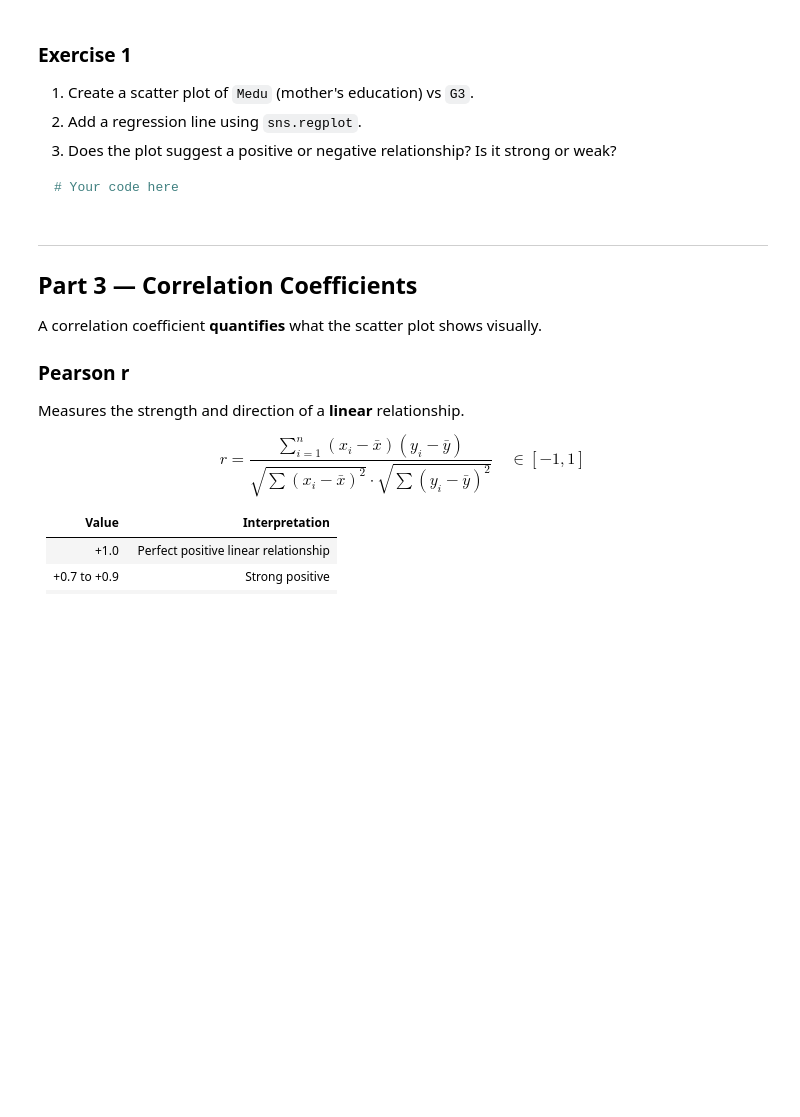
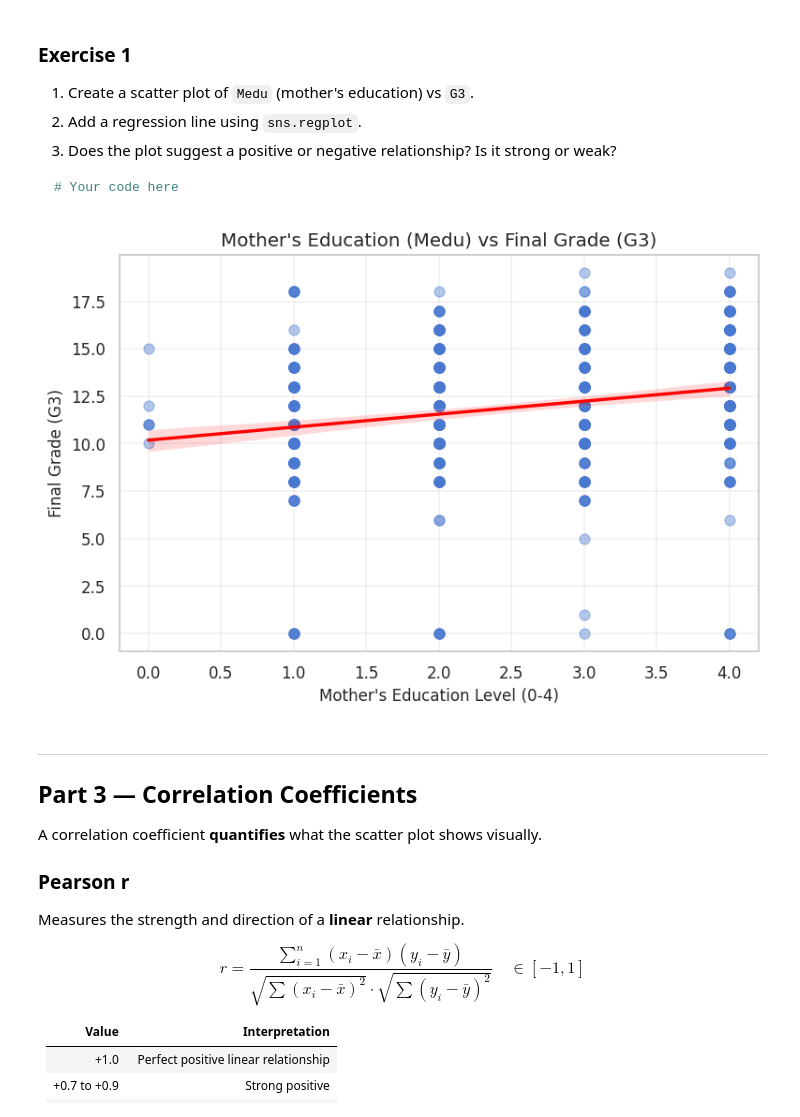
Before and after one commit to sahibshakhayev/IntroToDS, a Jupyter notebook: Solved/LB_4.ipynb, the cells around one changed output. Drawn from its saved outputs; the diff is of its cells as text; code cells hidden in the pictures; blank space fills up the shorter version.

```diff
--- a/Solved/LB_4.ipynb
+++ b/Solved/LB_4.ipynb
@@ -209,3 +207,20 @@ absences and failures show wide scatter with G3 — weaker relationships.
+# %%
+import matplotlib.pyplot as plt
+import seaborn as sns
+
+# 1 & 2: Scatter plot of Medu vs G3 with a regression line
+plt.figure(figsize=(8, 5))
+sns.regplot(data=df, x="Medu", y="G3",
+            scatter_kws={"alpha": 0.4, "s": 50},
+            line_kws={"color": "red"})
+
+plt.title("Mother's Education (Medu) vs Final Grade (G3)")
+plt.xlabel("Mother's Education Level (0-4)")
+plt.ylabel("Final Grade (G3)")
+plt.grid(True, alpha=0.3)
+plt.show()
+# %% [output]
+[figure, added]
 # %% [markdown]
 ---
 ## Part 3 — Correlation Coefficients
```
Also changed, not shown: parts of 10 cells of this notebook.
